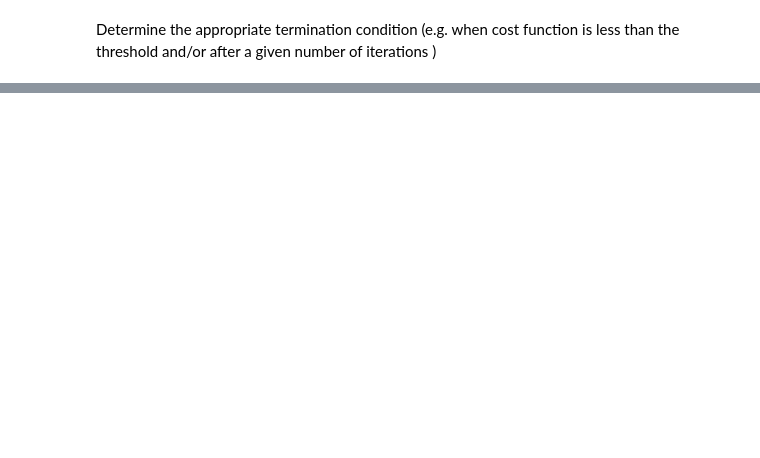
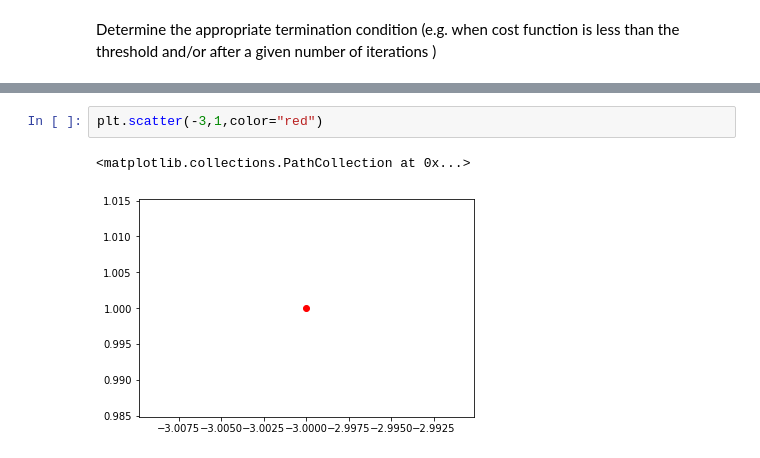
Before and after one commit to chloequinto/Applied-Machine-Learning, a Jupyter notebook: HW2/HW2.ipynb, the cells around one changed output, grey strips where cells are left out. Saved outputs shown, nothing was run; the diff lists cells and outputs as text; blank space fills up the shorter version.

```diff
--- a/HW2/HW2.ipynb
+++ b/HW2/HW2.ipynb
@@ -171,0 +181,5 @@ val
+# %%
+plt.scatter(-3,1,color="red")
+# %% [output]
+<matplotlib.collections.PathCollection at 0x...>
+[figure, added]
```
Also changed, not shown: parts of 5 cells of this notebook.
